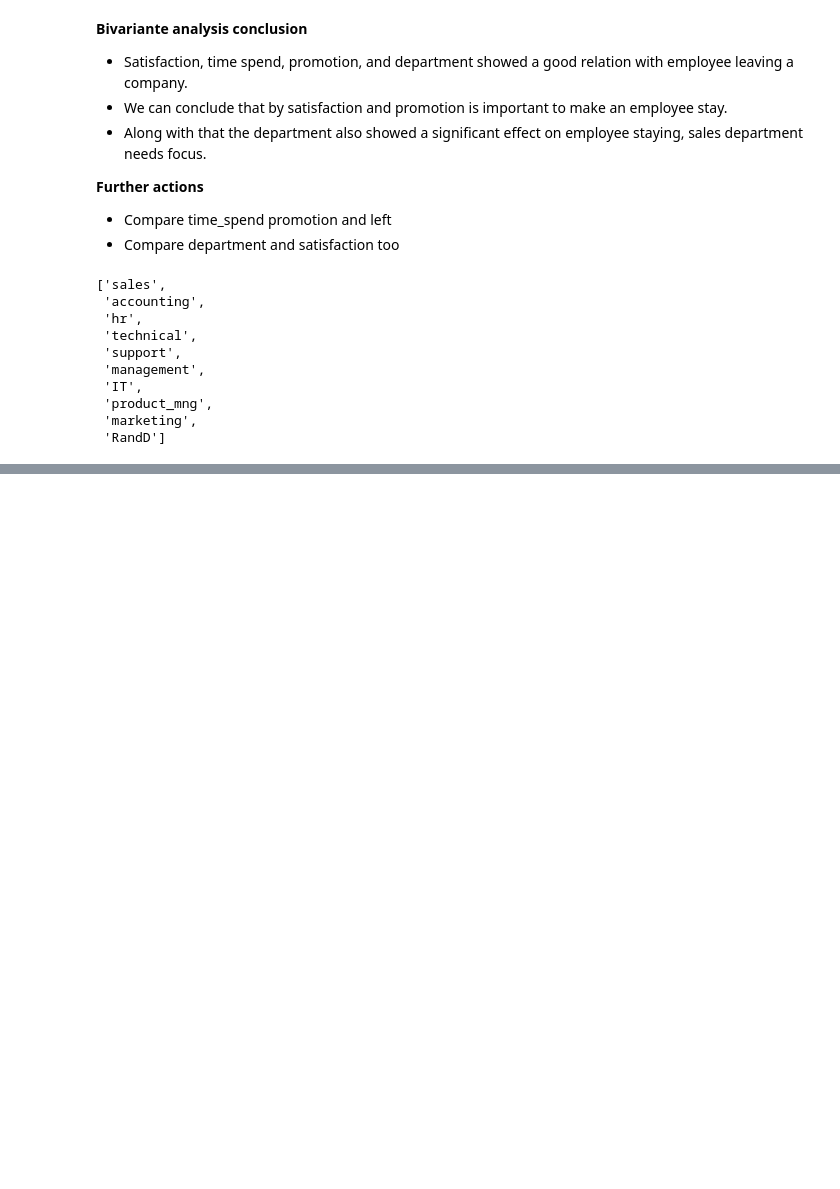
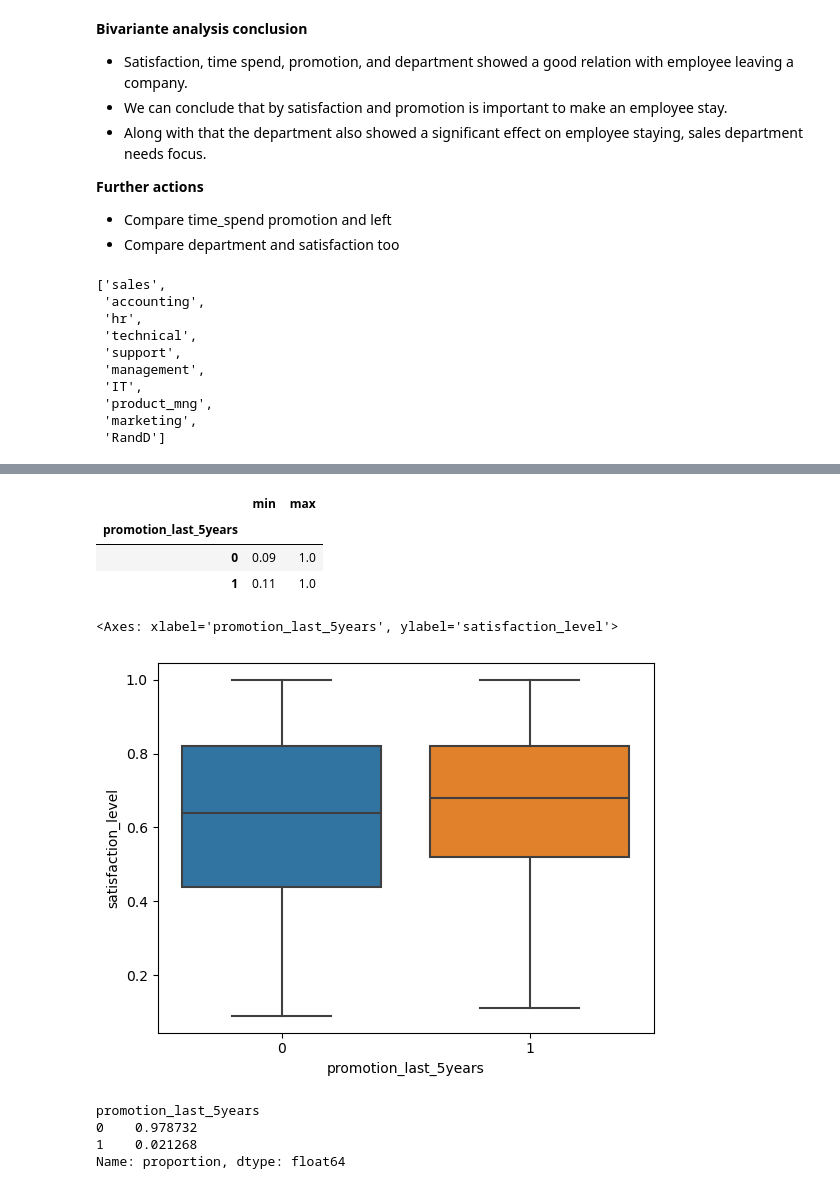
Before and after one commit to Deepika081/ml-learning-journey, a Jupyter notebook: HR_DataAnalysis.ipynb, the cells around one changed output, grey strips where cells are left out. Cells and saved outputs as stored; diff of their text form; code cells hidden in the pictures; blank space fills up the shorter version.

```diff
--- a/HR_DataAnalysis.ipynb
+++ b/HR_DataAnalysis.ipynb
@@ -410,0 +408,20 @@ for i in departments:
+# %%
+df.groupby("promotion_last_5years")["satisfaction_level"].agg(["min", "max"])
+# %% [output]
+|  | min | max |
+| promotion_last_5years |  |  |
+| 0 | 0.09 | 1.0 |
+| 1 | 0.11 | 1.0 |
+# %%
+import seaborn as sns
+sns.boxplot(x="promotion_last_5years", y="satisfaction_level", data=df)
+# %% [output]
+<Axes: xlabel='promotion_last_5years', ylabel='satisfaction_level'>
+[figure, added]
+# %%
+df["promotion_last_5years"].value_counts(normalize=True)
+# %% [output]
+promotion_last_5years
+0    0.978732
+1    0.021268
+Name: proportion, dtype: float64
```
Also changed, not shown: parts of 39 cells of this notebook.
